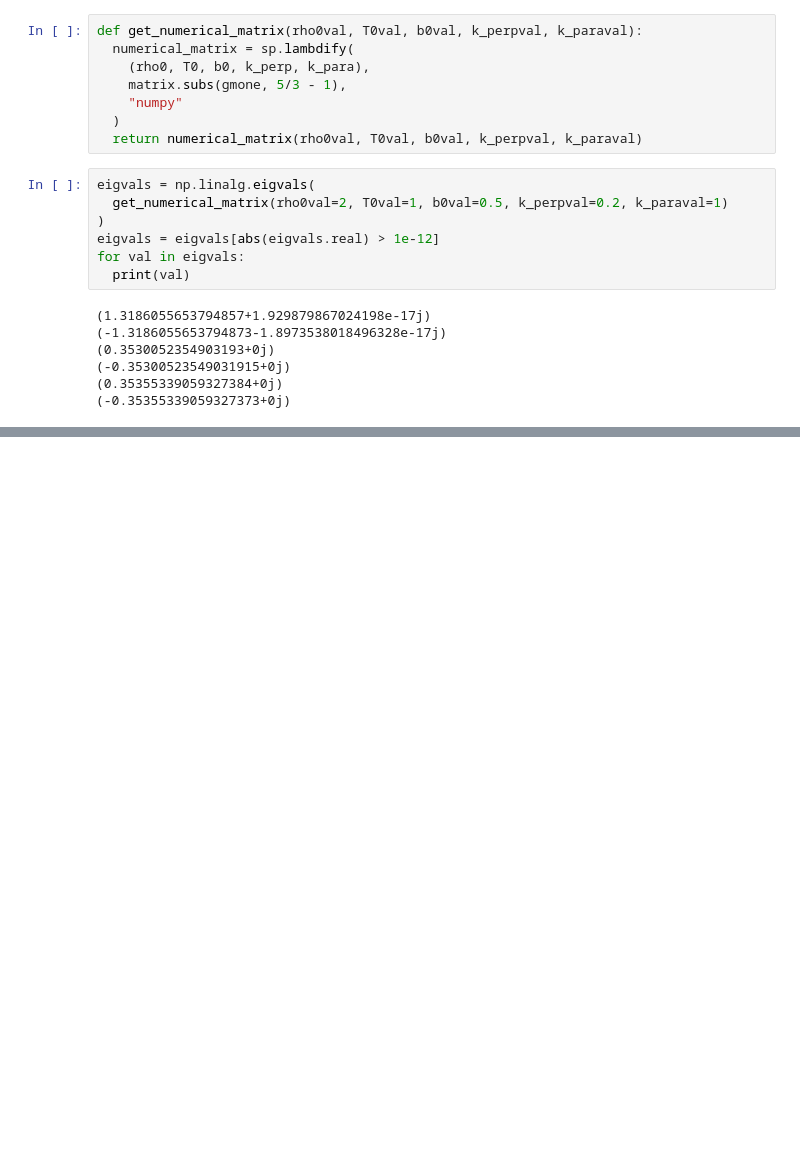
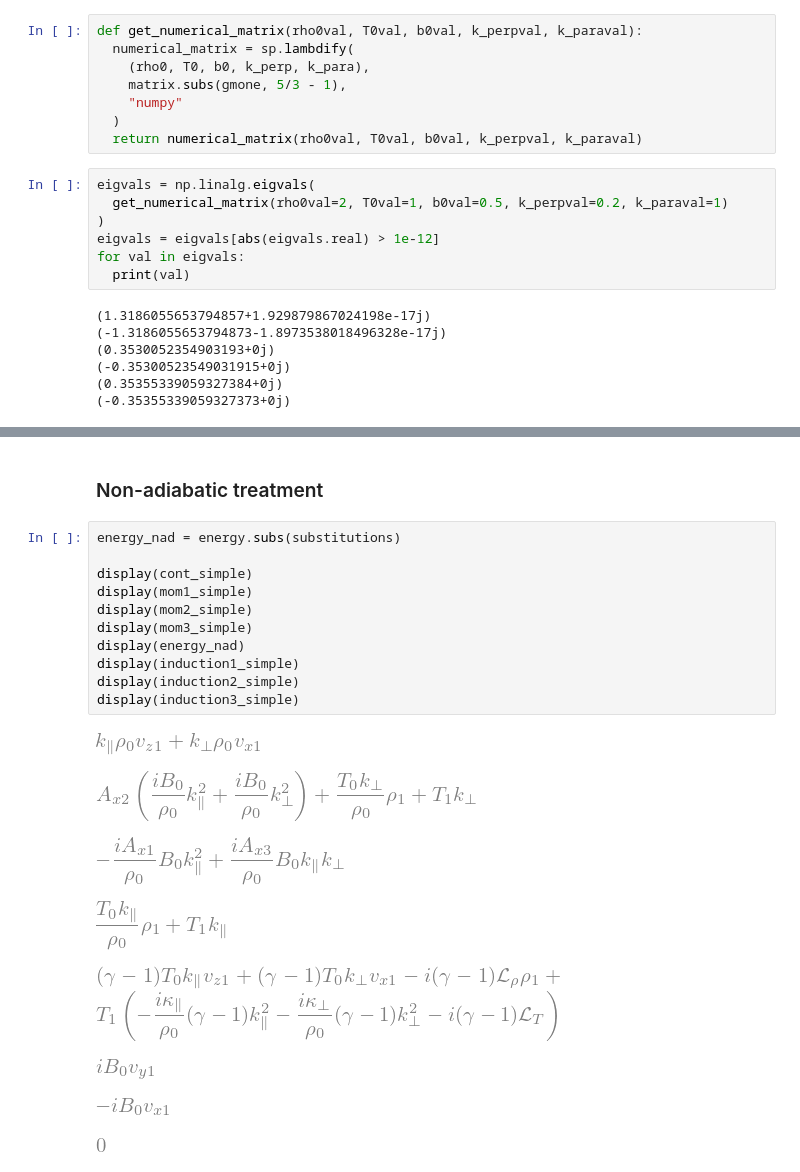
Before and after one commit to n-claes/phd-thesis, a Jupyter notebook: notebooks/homogeneous_evp.ipynb, the cells around one changed output, grey strips where cells are left out. Saved outputs shown, nothing was run; the diff lists cells and outputs as text; blank space fills up the shorter version.

```diff
--- a/notebooks/homogeneous_evp.ipynb
+++ b/notebooks/homogeneous_evp.ipynb
@@ -256,0 +269,22 @@ plt.show()
+# %% [markdown]
+### Non-adiabatic treatment
+# %%
+energy_nad = energy.subs(substitutions)
+
+display(cont_simple)
+display(mom1_simple)
+display(mom2_simple)
+display(mom3_simple)
+display(energy_nad)
+display(induction1_simple)
+display(induction2_simple)
+display(induction3_simple)
+# %% [output]
+[figure, added]
+[figure, added]
+[figure, added]
+[figure, added]
+[figure, added]
+[figure, added]
+[figure, added]
+[figure, added]
```
Also changed, not shown: parts of 4 cells of this notebook, 10 other files.
